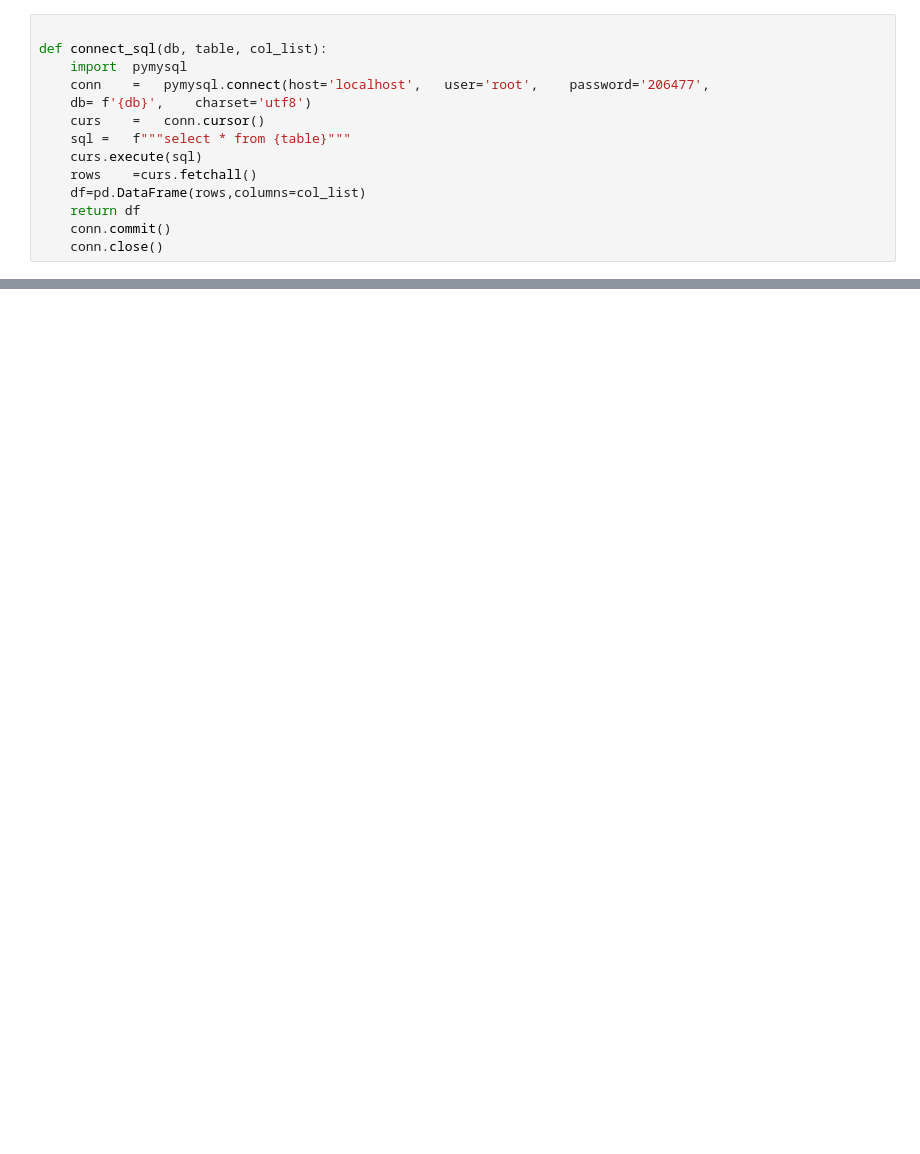
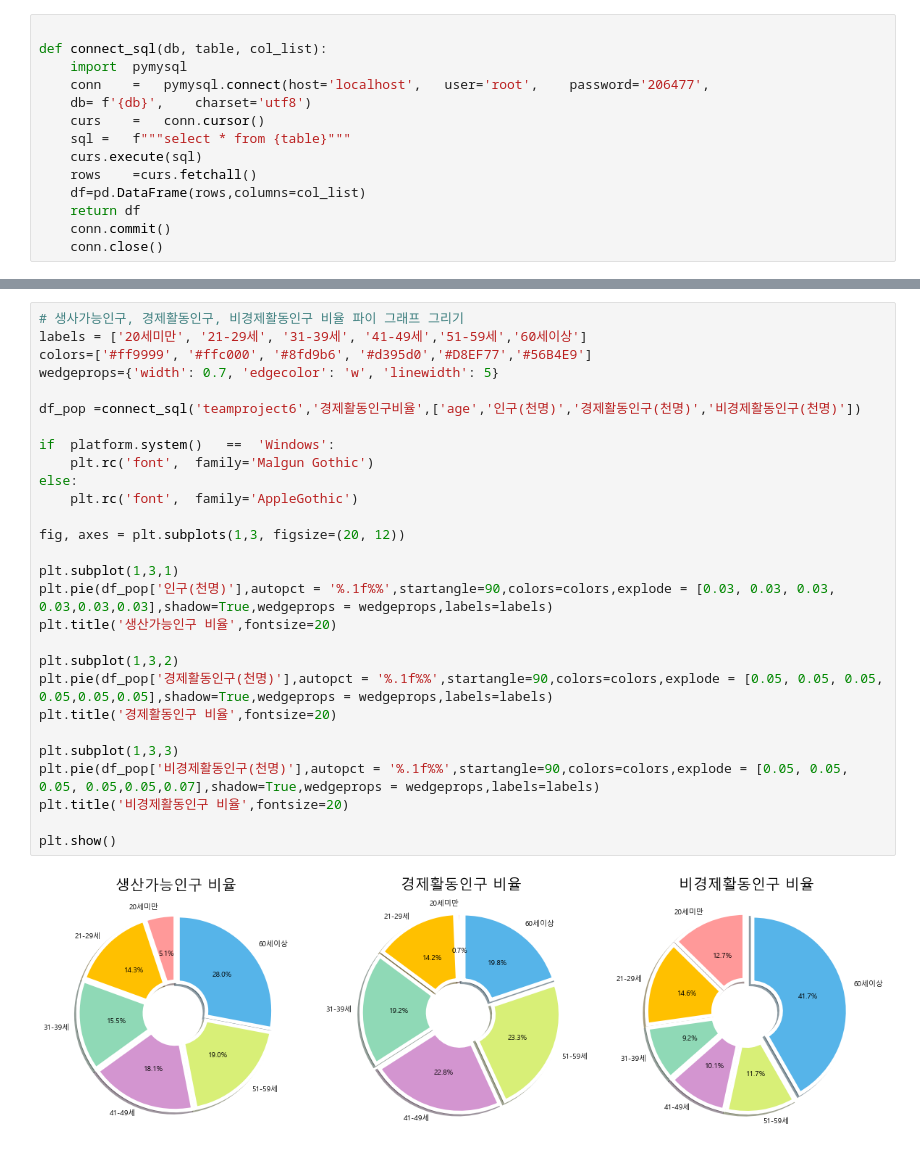
Before and after one commit to MINSU-S/team_project, a Jupyter notebook: week6_sql/week6_welfare.ipynb, the cells around one changed output, grey strips where cells are left out. Drawn from its saved outputs; the diff is of its cells as text; blank space fills up the shorter version.

```diff
--- a/week6_sql/week6_welfare.ipynb
+++ b/week6_sql/week6_welfare.ipynb
@@ -130,0 +282,30 @@ connect_sql('teamproject6','고용률',['age','2010년','2011년','2012년','201
+# %%
+# 생사가능인구, 경제활동인구, 비경제활동인구 비율 파이 그래프 그리기
+labels = ['20세미만', '21-29세', '31-39세', '41-49세','51-59세','60세이상']
+colors=['#ff9999', '#ffc000', '#8fd9b6', '#d395d0','#D8EF77','#56B4E9']
+wedgeprops={'width': 0.7, 'edgecolor': 'w', 'linewidth': 5}
+
+df_pop =connect_sql('teamproject6','경제활동인구비율',['age','인구(천명)','경제활동인구(천명)','비경제활동인구(천명)'])
+
+if	platform.system()	==	'Windows':
+    plt.rc('font',	family='Malgun Gothic')
+else:
+    plt.rc('font',	family='AppleGothic')
+
+fig, axes = plt.subplots(1,3, figsize=(20, 12))
+
+plt.subplot(1,3,1)
+plt.pie(df_pop['인구(천명)'],autopct = '%.1f%%',startangle=90,colors=colors,explode = [0.03, 0.03, 0.03, 0.03,0.03,0.03],shadow=True,wedgeprops = wedgeprops,labels=labels)
+plt.title('생산가능인구 비율',fontsize=20)
+
+plt.subplot(1,3,2)
+plt.pie(df_pop['경제활동인구(천명)'],autopct = '%.1f%%',startangle=90,colors=colors,explode = [0.05, 0.05, 0.05, 0.05,0.05,0.05],shadow=True,wedgeprops = wedgeprops,labels=labels)
+plt.title('경제활동인구 비율',fontsize=20)
+
+plt.subplot(1,3,3)
+plt.pie(df_pop['비경제활동인구(천명)'],autopct = '%.1f%%',startangle=90,colors=colors,explode = [0.05, 0.05, 0.05, 0.05,0.05,0.07],shadow=True,wedgeprops = wedgeprops,labels=labels)
+plt.title('비경제활동인구 비율',fontsize=20)
+
+plt.show()
+# %% [output]
+[figure, added]
```
Also changed, not shown: parts of 19 cells of this notebook, 3 other files.
